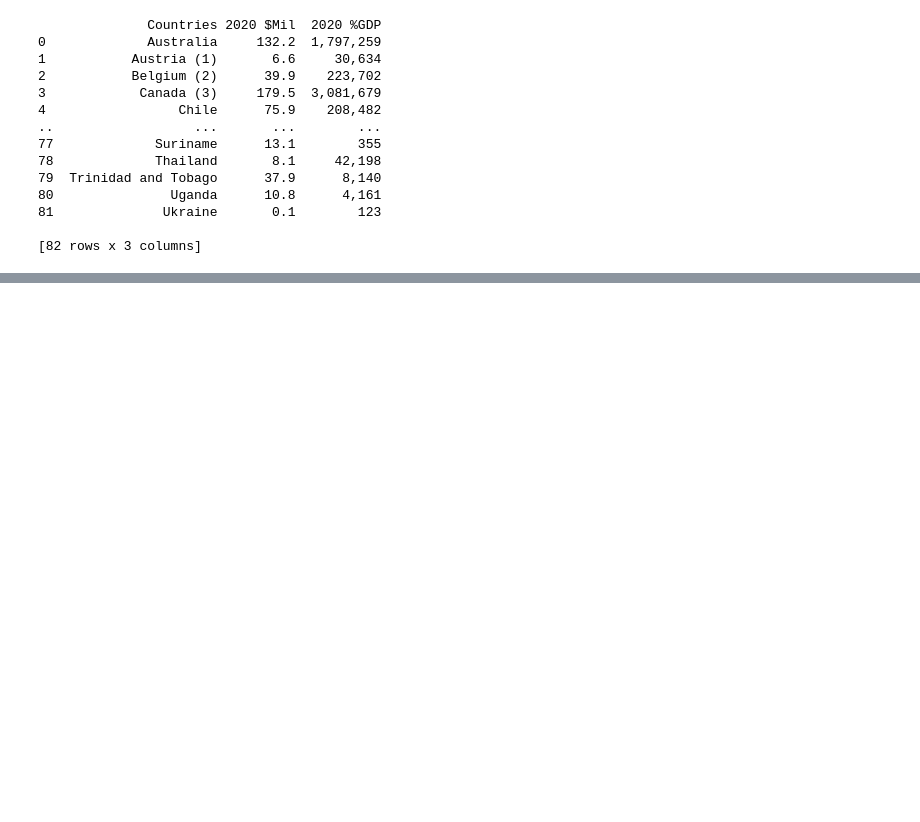
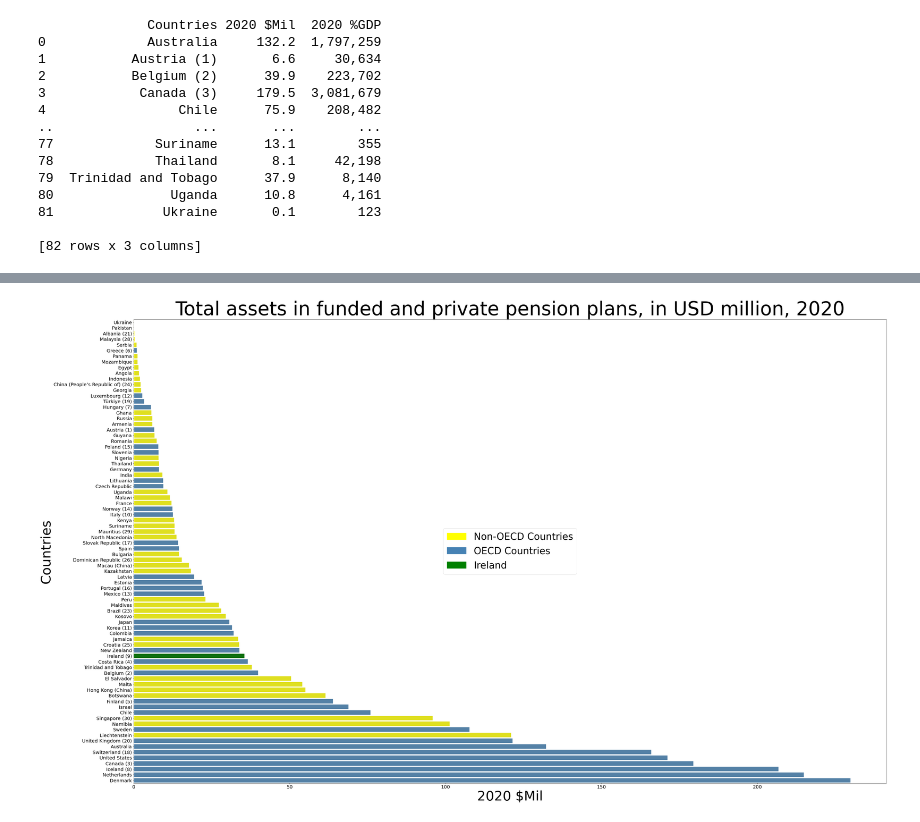
Before and after one commit to andrewpquinn/-UCDPA_andrewpquinn-, a Jupyter notebook: Data_Analytics_Project_Andrew_Quinn.ipynb, the cells around one changed output, grey strips where cells are left out. Cells and saved outputs as stored; diff of their text form; code cells hidden in the pictures; blank space fills up the shorter version.

```diff
--- a/Data_Analytics_Project_Andrew_Quinn.ipynb
+++ b/Data_Analytics_Project_Andrew_Quinn.ipynb
@@ -208,0 +254,26 @@ plt.show()
+# %%
+import matplotlib.patches as mpatches
+sorted_df = merged_df.sort_values('2020 $Mil')
+fig, ax1 = plt.subplots(figsize=(50, 30))
+custom_palette = ['yellow' if group == 'Non-OECD Countries' else 'steelblue' if group == 'OECD Countries' else 'green' for group in sorted_df['Group']]
+sns.barplot(x=sorted_df['2020 $Mil'], y=sorted_df['Countries'], ax=ax1, palette=custom_palette)
+ax1.set_xlabel('2020 $Mil', fontsize=56)
+ax1.set_ylabel('Countries', fontsize=56)
+ax1.set_title('Total assets in funded and private pension plans, in USD million, 2020', fontsize=80)
+ax1.tick_params(axis='x', labelsize=20)
+ax1.tick_params(axis='y', labelsize=20)
+fig.tight_layout(pad=3.0)
+
+# Create custom legend patches
+legend_patches = [
+    mpatches.Patch(color='yellow', label='Non-OECD Countries'),
+    mpatches.Patch(color='steelblue', label='OECD Countries'),
+    mpatches.Patch(color='green', label='Ireland')
+]
+
+# Add the legend patches to the plot
+ax1.legend(handles=legend_patches, loc='center', fontsize=40)
+
+plt.show()
+# %% [output]
+[figure, added]
```
Also changed, not shown: parts of 8 cells of this notebook.
